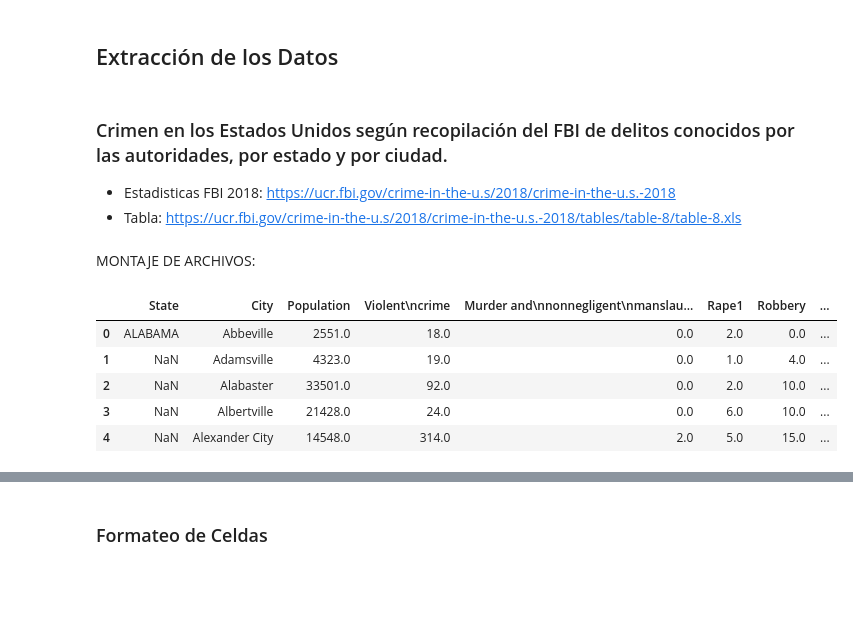
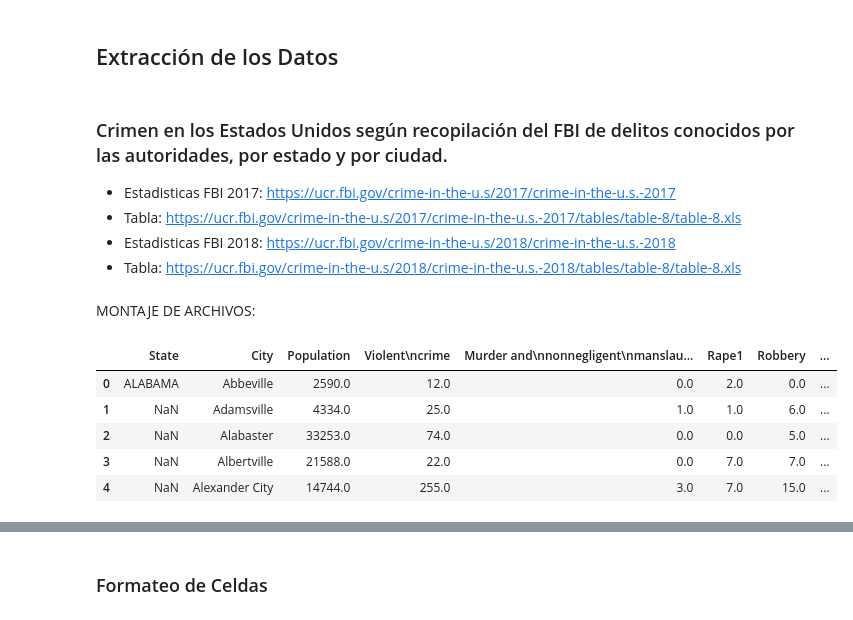
Before and after one commit to HotelWise/HotelWise, a Jupyter notebook: HotelWise/Crime_In_The_USA/CriminalityUSA.ipynb, the cells around one changed output, grey strips where cells are left out. Saved outputs shown, nothing was run; the diff lists cells and outputs as text; code cells hidden in the pictures; blank space fills up the shorter version.

Commit message:
actualización crimen

```diff
--- a/HotelWise/Crime_In_The_USA/CriminalityUSA.ipynb
+++ b/HotelWise/Crime_In_The_USA/CriminalityUSA.ipynb
@@ -9,23 +9,31 @@ import os
 # %% [markdown]
 ### Crimen en los Estados Unidos según recopilación del FBI de delitos conocidos por las autoridades, por estado y por ciudad.
 
+* Estadisticas FBI 2017: https://ucr.fbi.gov/crime-in-the-u.s/2017/crime-in-the-u.s.-2017
+* Tabla: https://ucr.fbi.gov/crime-in-the-u.s/2017/crime-in-the-u.s.-2017/tables/table-8/table-8.xls
 * Estadisticas FBI 2018: https://ucr.fbi.gov/crime-in-the-u.s/2018/crime-in-the-u.s.-2018
 * Tabla: https://ucr.fbi.gov/crime-in-the-u.s/2018/crime-in-the-u.s.-2018/tables/table-8/table-8.xls
 # %% [markdown]
 MONTAJE DE ARCHIVOS:
 # %%
-# URL del archivo Excel
-url = "https://ucr.fbi.gov/crime-in-the-u.s/2018/crime-in-the-u.s.-2018/tables/table-8/table-8.xls"
+# URL de los archivos Excel 2017 y 2018
+url2017 = "https://ucr.fbi.gov/crime-in-the-u.s/2017/crime-in-the-u.s.-2017/tables/table-8/table-8.xls"
+url2018 = "https://ucr.fbi.gov/crime-in-the-u.s/2018/crime-in-the-u.s.-2018/tables/table-8/table-8.xls"
 
 # Nombre del archivo local
-nombre_archivo = "table-8.xls"
+nombre_archivo2017 = "2017table-8.xls"
+nombre_archivo2018 = "2018table-8.xls"
 
 # Descargar el archivo desde la URL
-response = requests.get(url)
+response2017 = requests.get(url2017)
+response2018 = requests.get(url2018)
 
-# Guardar el contenido descargado en un archivo local
-with open(nombre_archivo, 'wb') as f:
-    f.write(response.content)
+# Guardar el contenido descargado en archivos locales
+with open(nombre_archivo2017, 'wb') as f:
+    f.write(response2017.content)
+with open(nombre_archivo2018, 'wb') as f:
+    f.write(response2018.content)
 
 # Cargar el archivo Excel en un DataFrame
-crime_df = pd.read_excel(nombre_archivo,skiprows=3)
+crime_df_2017 = pd.read_excel(nombre_archivo2017,skiprows=3)
+crime_df_2018 = pd.read_excel(nombre_archivo2018,skiprows=3)
@@ -34,9 +43,9 @@ os.remove(nombre_archivo)
 # %%
-crime_df.head()
+crime_df_2017.head()
 # %% [output]
 |  | State | City | Population | Violent\ncrime | Murder and\nnonnegligent\nmanslau... | Rape1 | Robbery | ... |
-| 0 | ALABAMA | Abbeville | 2551.0 | 18.0 | 0.0 | 2.0 | 0.0 | ... |
-| 1 | NaN | Adamsville | 4323.0 | 19.0 | 0.0 | 1.0 | 4.0 | ... |
-| 2 | NaN | Alabaster | 33501.0 | 92.0 | 0.0 | 2.0 | 10.0 | ... |
-| 3 | NaN | Albertville | 21428.0 | 24.0 | 0.0 | 6.0 | 10.0 | ... |
-| 4 | NaN | Alexander City | 14548.0 | 314.0 | 2.0 | 5.0 | 15.0 | ... |
+| 0 | ALABAMA | Abbeville | 2590.0 | 12.0 | 0.0 | 2.0 | 0.0 | ... |
+| 1 | NaN | Adamsville | 4334.0 | 25.0 | 1.0 | 1.0 | 6.0 | ... |
+| 2 | NaN | Alabaster | 33253.0 | 74.0 | 0.0 | 0.0 | 5.0 | ... |
+| 3 | NaN | Albertville | 21588.0 | 22.0 | 0.0 | 7.0 | 7.0 | ... |
+| 4 | NaN | Alexander City | 14744.0 | 255.0 | 3.0 | 7.0 | 15.0 | ... |
```
Also changed, not shown: parts of 73 cells of this notebook, 2 other files.
